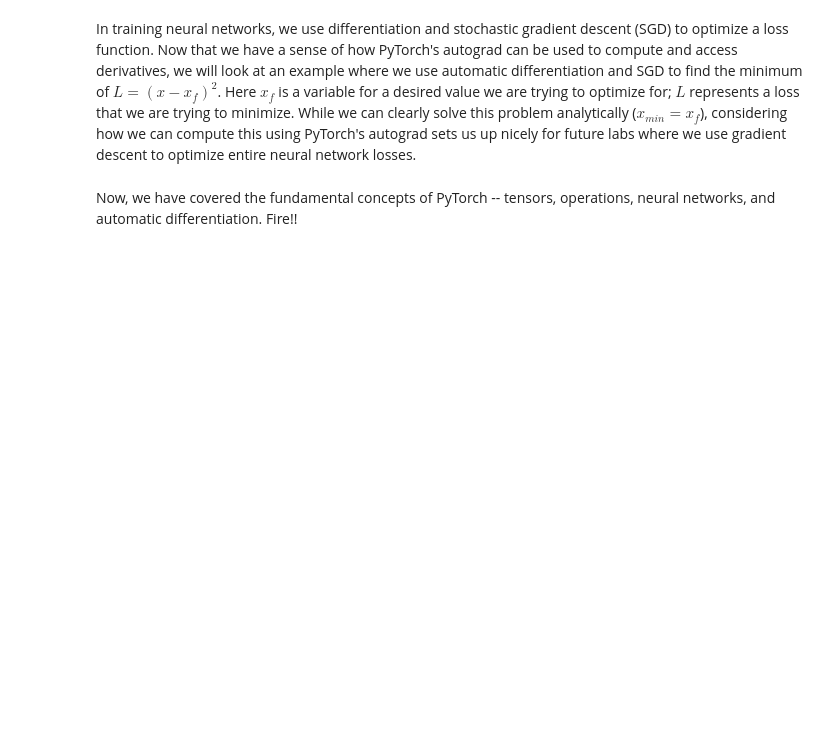
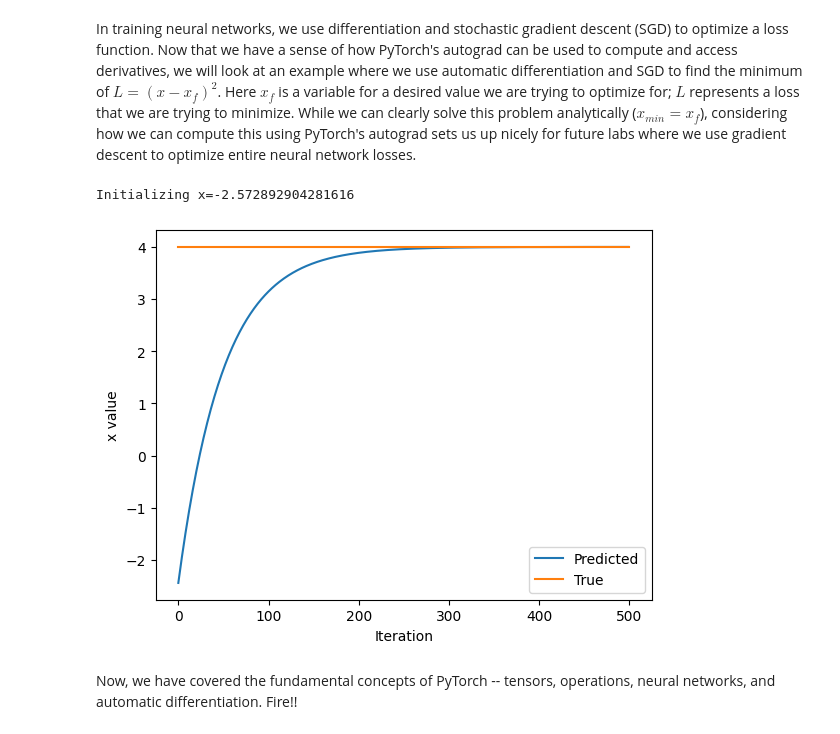
Before and after one commit to cronus/introtodeeplearning, a Jupyter notebook: lab1/PT_Part1_Intro.ipynb, the cells around one changed output. Saved outputs shown, nothing was run; the diff lists cells and outputs as text; code cells hidden in the pictures; blank space fills up the shorter version.

```diff
--- a/lab1/PT_Part1_Intro.ipynb
+++ b/lab1/PT_Part1_Intro.ipynb
@@ -343,33 +357,36 @@ In training neural networks, we use differentiation and stochastic gradient desc
 x = torch.randn(1)
 print(f"Initializing x={x.item()}")
 
 learning_rate = 1e-2  # Learning rate
 history = []
 x_f = 4  # Target value
 
 
 # We will run gradient descent for a number of iterations. At each iteration, we compute the loss,
 #   compute the derivative of the loss with respect to x, and perform the update.
 for i in range(500):
     x = torch.tensor([x], requires_grad=True)
 
     # TODO: Compute the loss as the square of the difference between x and x_f
-    loss = # TODO
+    loss = (x - x_f) * (x - x_f)
 
     # Backpropagate through the loss to compute gradients
     loss.backward()
 
     # Update x with gradient descent
     x = x.item() - learning_rate * x.grad
 
     history.append(x.item())
 
 # Plot the evolution of x as we optimize toward x_f!
 plt.plot(history)
 plt.plot([0, 500], [x_f, x_f])
 plt.legend(('Predicted', 'True'))
 plt.xlabel('Iteration')
 plt.ylabel('x value')
 plt.show()
+# %% [output]
+Initializing x=-2.572892904281616
+[figure, added]
 # %% [markdown]
 Now, we have covered the fundamental concepts of PyTorch -- tensors, operations, neural networks, and automatic differentiation. Fire!!
```
Also changed, not shown: parts of 8 cells of this notebook.
